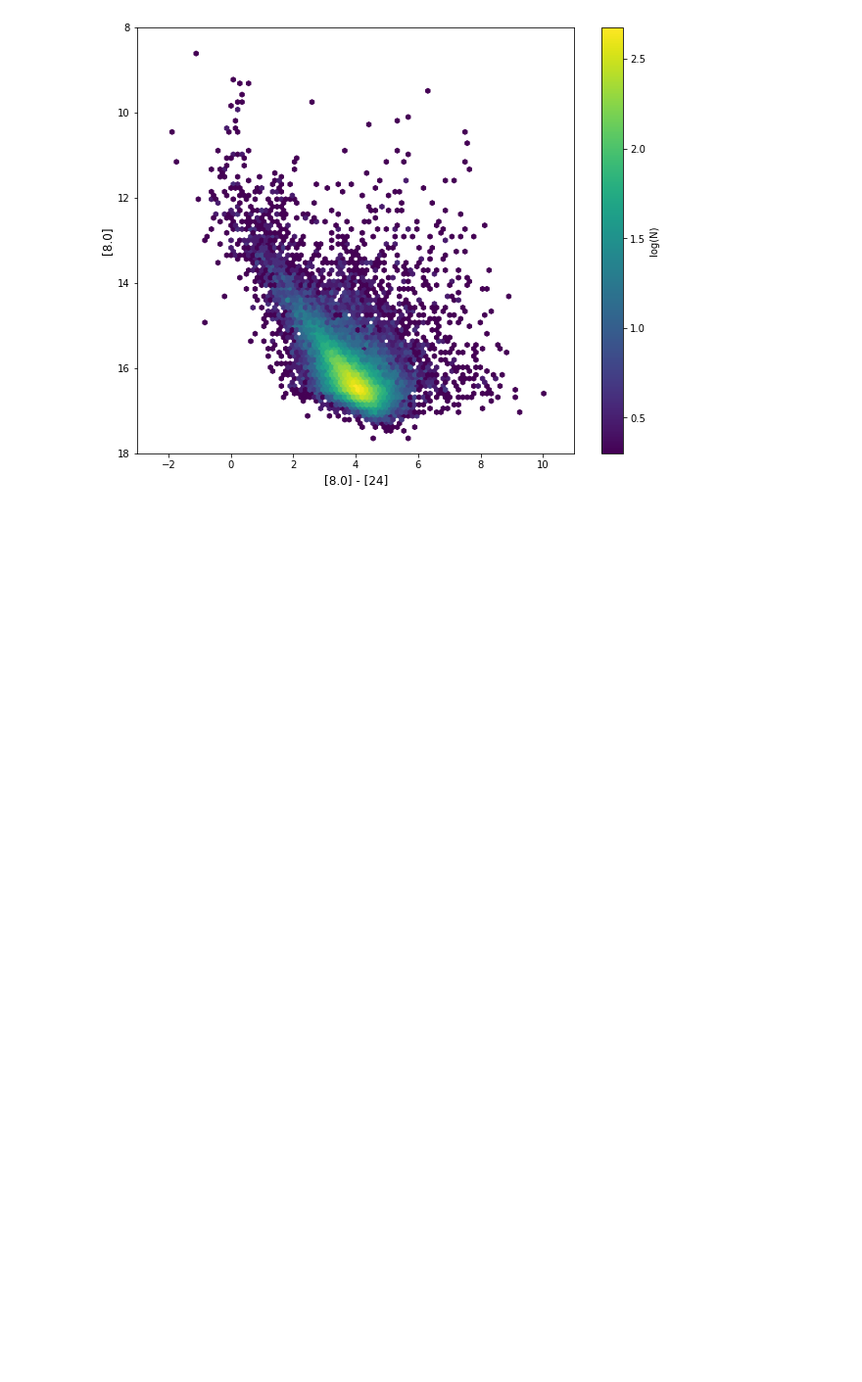
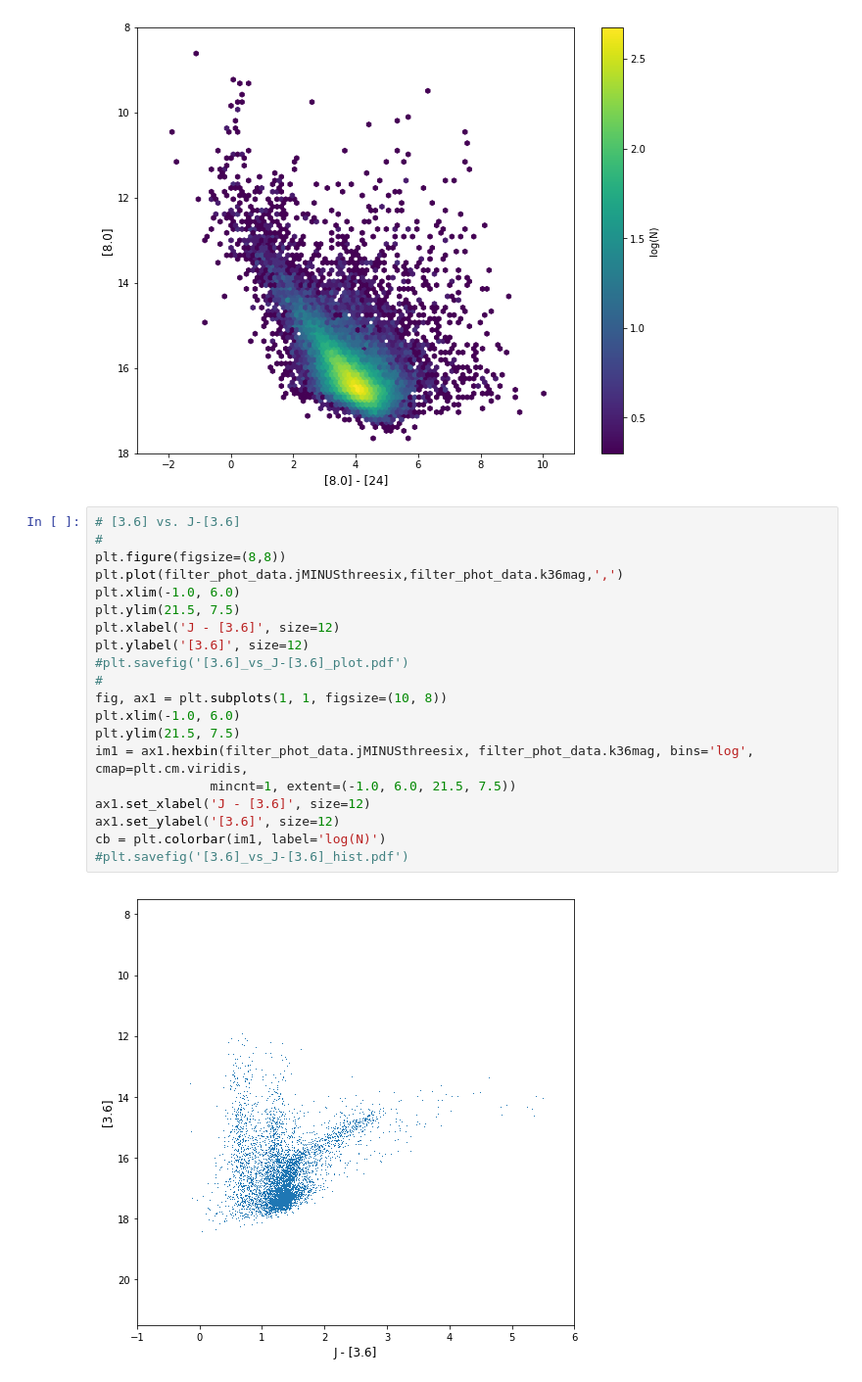
Before and after one commit to alechirschauer/SASP, a Jupyter notebook: CMD_20June2018.ipynb, the cells around one changed output. Shown at 98% size. Drawn from its saved outputs; the diff is of its cells as text; blank space fills up the shorter version.

```diff
--- a/CMD_20June2018.ipynb
+++ b/CMD_20June2018.ipynb
@@ -231,3 +232,25 @@ cb = plt.colorbar(im1, label='log(N)')
 # %% [output]
 [figure]
 [figure]
+# %%
+# [3.6] vs. J-[3.6]
+#
+plt.figure(figsize=(8,8))
+plt.plot(filter_phot_data.jMINUSthreesix,filter_phot_data.k36mag,',')
+plt.xlim(-1.0, 6.0)
+plt.ylim(21.5, 7.5)
+plt.xlabel('J - [3.6]', size=12)
+plt.ylabel('[3.6]', size=12)
+#plt.savefig('[3.6]_vs_J-[3.6]_plot.pdf')
+#
+fig, ax1 = plt.subplots(1, 1, figsize=(10, 8))
+plt.xlim(-1.0, 6.0)
+plt.ylim(21.5, 7.5)
+im1 = ax1.hexbin(filter_phot_data.jMINUSthreesix, filter_phot_data.k36mag, bins='log', cmap=plt.cm.viridis,
+               mincnt=1, extent=(-1.0, 6.0, 21.5, 7.5))
+ax1.set_xlabel('J - [3.6]', size=12)
+ax1.set_ylabel('[3.6]', size=12)
+cb = plt.colorbar(im1, label='log(N)')
+#plt.savefig('[3.6]_vs_J-[3.6]_hist.pdf')
+# %% [output]
+[figure, added]
```
Also changed, not shown: parts of 3 cells of this notebook.
